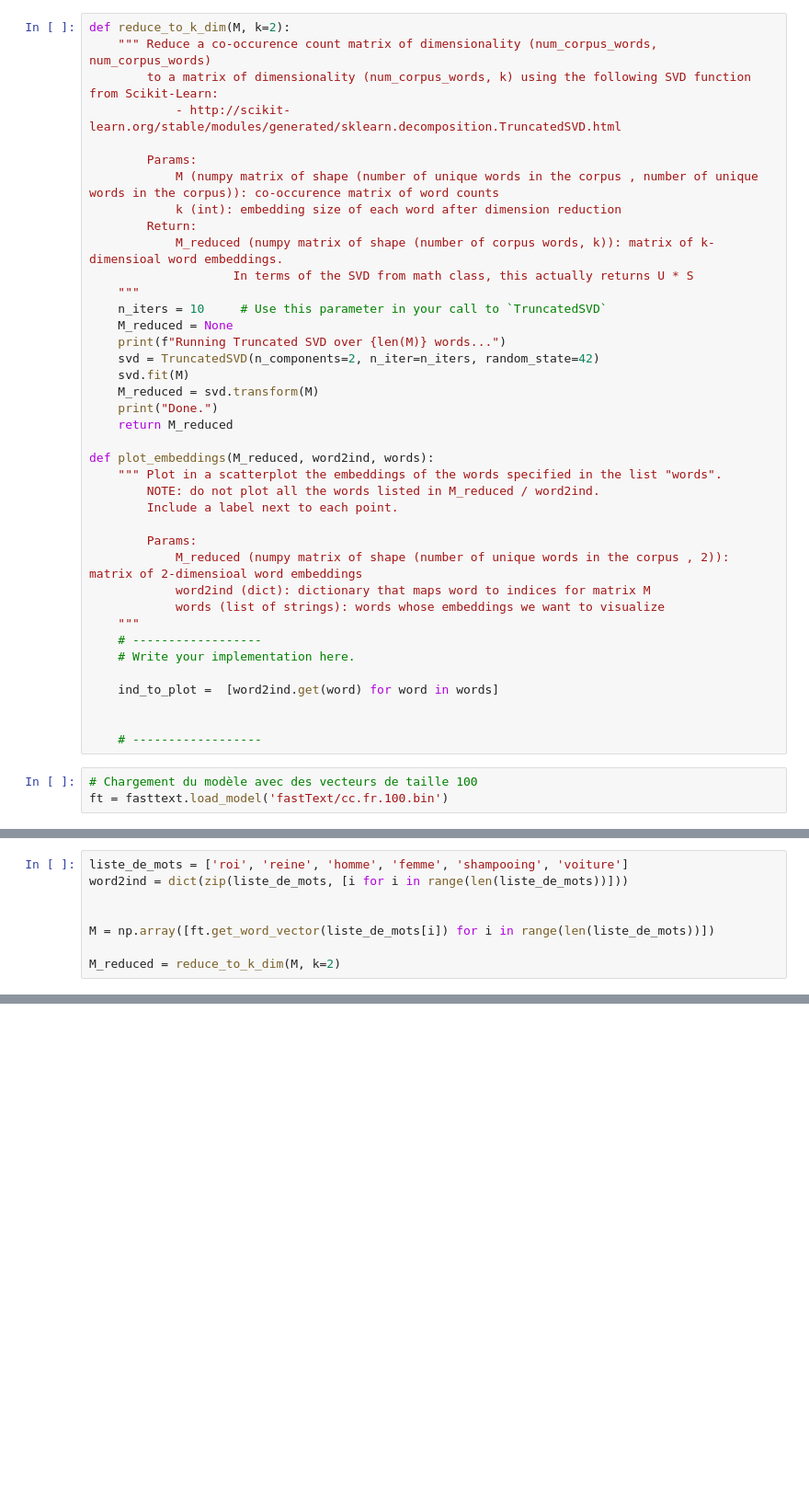
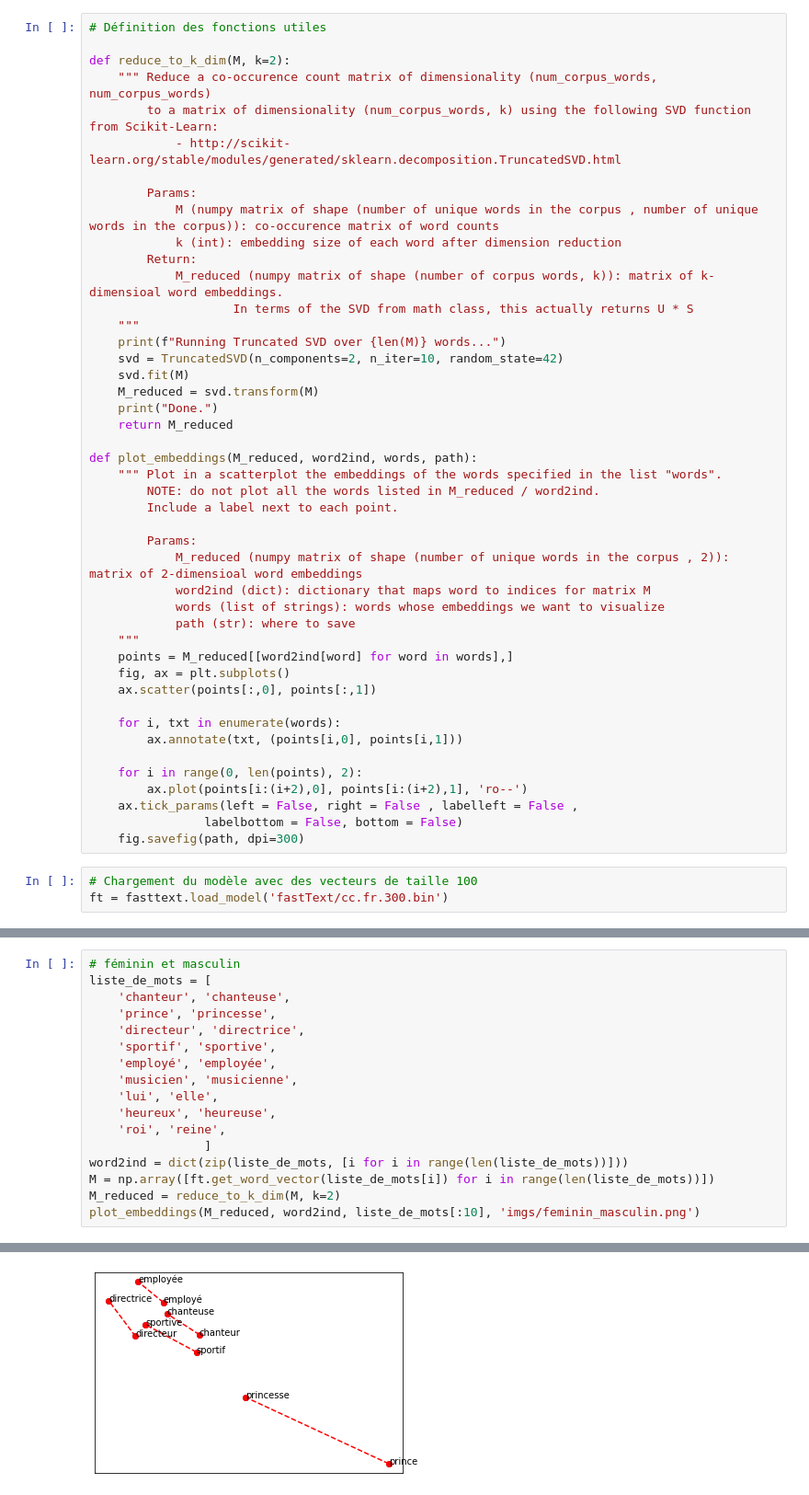
Before and after one commit to jeremylhour/ml_econometrie, a Jupyter notebook: traitement_langage_naturel/vecteurs_mots.ipynb, the cells around one changed output, grey strips where cells are left out. Shown at 92% size. Drawn from its saved outputs; the diff is of its cells as text; blank space fills up the shorter version.

Commit message:
graphiques word vectors

```diff
--- a/traitement_langage_naturel/vecteurs_mots.ipynb
+++ b/traitement_langage_naturel/vecteurs_mots.ipynb
@@ -10,5 +10,7 @@ import fasttext.util
 from sklearn.decomposition import TruncatedSVD
 # %%
+# Définition des fonctions utiles
+
 def reduce_to_k_dim(M, k=2):
     """ Reduce a co-occurence count matrix of dimensionality (num_corpus_words, num_corpus_words)
         to a matrix of dimensionality (num_corpus_words, k) using the following SVD function from Scikit-Learn:
@@ -21,16 +23,14 @@ def reduce_to_k_dim(M, k=2):
             M_reduced (numpy matrix of shape (number of corpus words, k)): matrix of k-dimensioal word embeddings.
                     In terms of the SVD from math class, this actually returns U * S
     """
-    n_iters = 10     # Use this parameter in your call to `TruncatedSVD`
-    M_reduced = None
     print(f"Running Truncated SVD over {len(M)} words...")
-    svd = TruncatedSVD(n_components=2, n_iter=n_iters, random_state=42)
+    svd = TruncatedSVD(n_components=2, n_iter=10, random_state=42)
     svd.fit(M)
     M_reduced = svd.transform(M)
     print("Done.")
     return M_reduced
 
-def plot_embeddings(M_reduced, word2ind, words):
+def plot_embeddings(M_reduced, word2ind, words, path):
     """ Plot in a scatterplot the embeddings of the words specified in the list "words".
         NOTE: do not plot all the words listed in M_reduced / word2ind.
         Include a label next to each point.
@@ -39,14 +39,20 @@ def plot_embeddings(M_reduced, word2ind, words):
             M_reduced (numpy matrix of shape (number of unique words in the corpus , 2)): matrix of 2-dimensioal word embeddings
             word2ind (dict): dictionary that maps word to indices for matrix M
             words (list of strings): words whose embeddings we want to visualize
+            path (str): where to save
     """
-    # ------------------
-    # Write your implementation here.
+    points = M_reduced[[word2ind[word] for word in words],]
+    fig, ax = plt.subplots()
+    ax.scatter(points[:,0], points[:,1])
 
-    ind_to_plot =  [word2ind.get(word) for word in words]
+    for i, txt in enumerate(words):
+        ax.annotate(txt, (points[i,0], points[i,1]))
 
-
-    # ------------------
+    for i in range(0, len(points), 2):
+        ax.plot(points[i:(i+2),0], points[i:(i+2),1], 'ro--')
+    ax.tick_params(left = False, right = False , labelleft = False ,
+                labelbottom = False, bottom = False)
+    fig.savefig(path, dpi=300)
 # %%
 # Chargement du modèle avec des vecteurs de taille 100
-ft = fasttext.load_model('fastText/cc.fr.100.bin')
+ft = fasttext.load_model('fastText/cc.fr.300.bin')
@@ -53,9 +85,18 @@ ft = fasttext.load_model('fastText/cc.fr.100.bin')
 # %%
-liste_de_mots = ['roi', 'reine', 'homme', 'femme', 'shampooing', 'voiture']
+# féminin et masculin
+liste_de_mots = [
+    'chanteur', 'chanteuse',
+    'prince', 'princesse',
+    'directeur', 'directrice',
+    'sportif', 'sportive',
+    'employé', 'employée',
+    'musicien', 'musicienne',
+    'lui', 'elle',
+    'heureux', 'heureuse',
+    'roi', 'reine',
+                ]
 word2ind = dict(zip(liste_de_mots, [i for i in range(len(liste_de_mots))]))
-
-
 M = np.array([ft.get_word_vector(liste_de_mots[i]) for i in range(len(liste_de_mots))])
-
 M_reduced = reduce_to_k_dim(M, k=2)
+plot_embeddings(M_reduced, word2ind, liste_de_mots[:10], 'imgs/feminin_masculin.png')
 # %% [output]
@@ -63 +104,2 @@ Running Truncated SVD over 6 words...
 Done.
+[figure, added]
```
Also changed, not shown: parts of 6 cells of this notebook, 2 other files.
